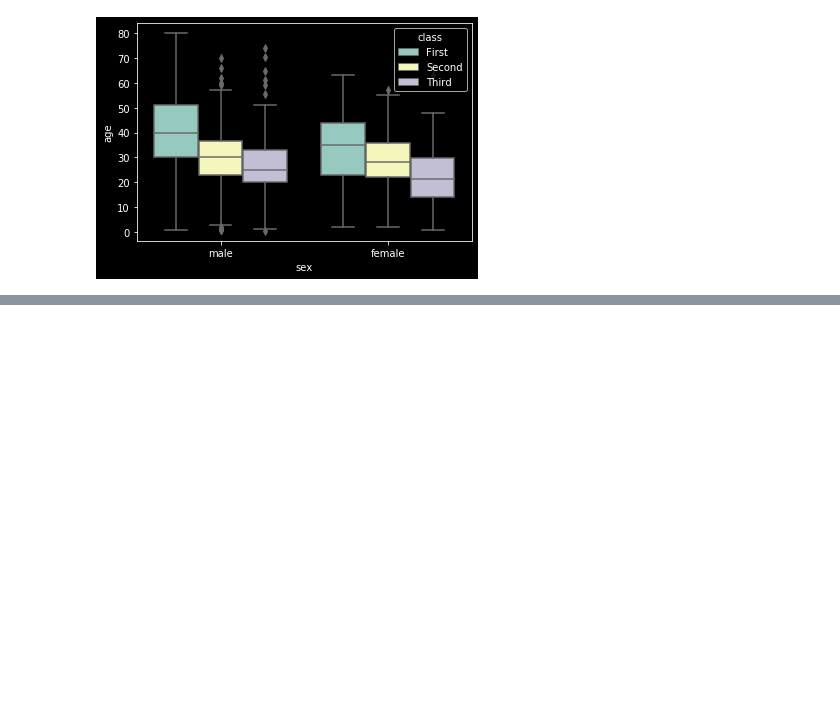
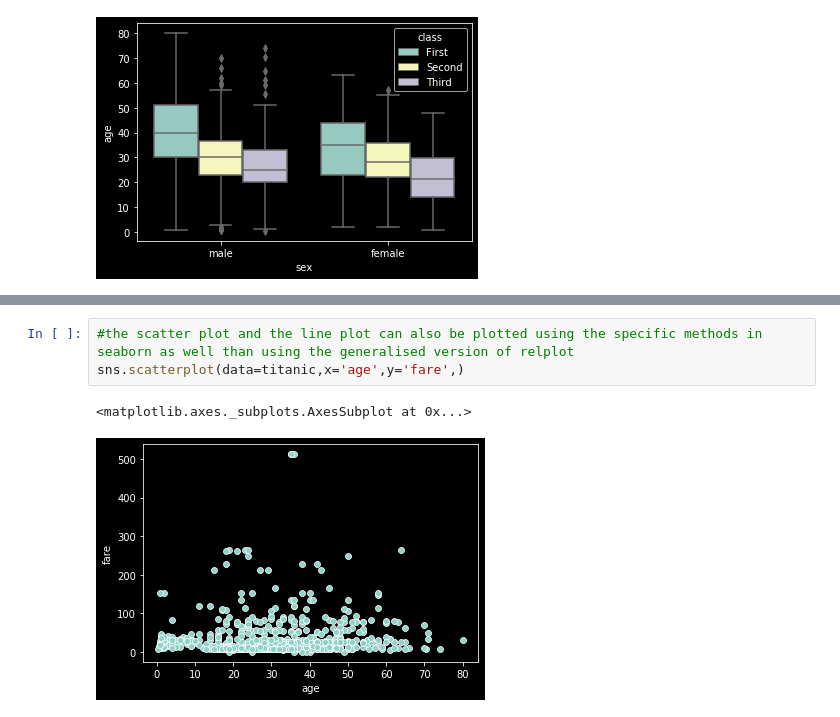
Before and after one commit to kazimosiurahman/Data_viz, a Jupyter notebook: data_viz.ipynb, the cells around one changed output, grey strips where cells are left out. Cells and saved outputs as stored; diff of their text form; blank space fills up the shorter version.

```diff
--- a/data_viz.ipynb
+++ b/data_viz.ipynb
@@ -363,0 +374,6 @@ sns.boxplot(x='sex',y='age',hue='class',data=titanic,)
+# %%
+#the scatter plot and the line plot can also be plotted using the specific methods in seaborn as well than using the generalised version of relplot
+sns.scatterplot(data=titanic,x='age',y='fare',)
+# %% [output]
+<matplotlib.axes._subplots.AxesSubplot at 0x...>
+[figure, added]
```
Also changed, not shown: parts of 3 cells of this notebook.
